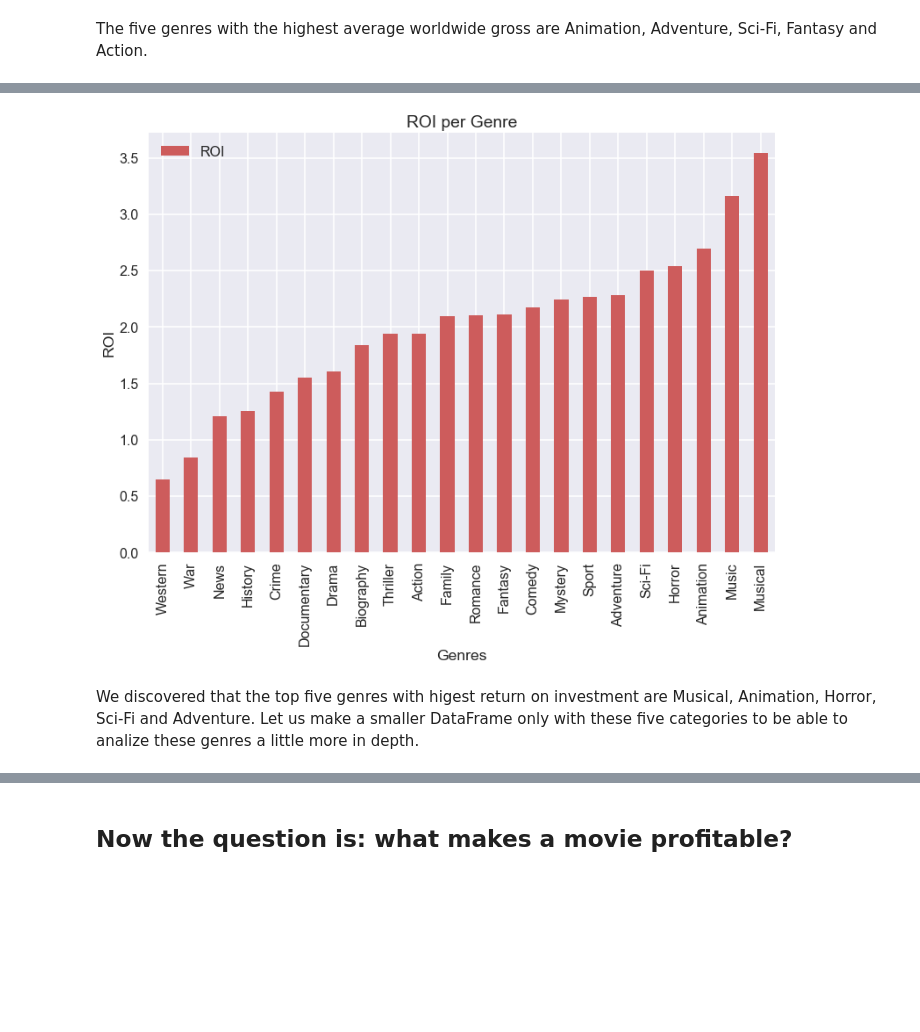
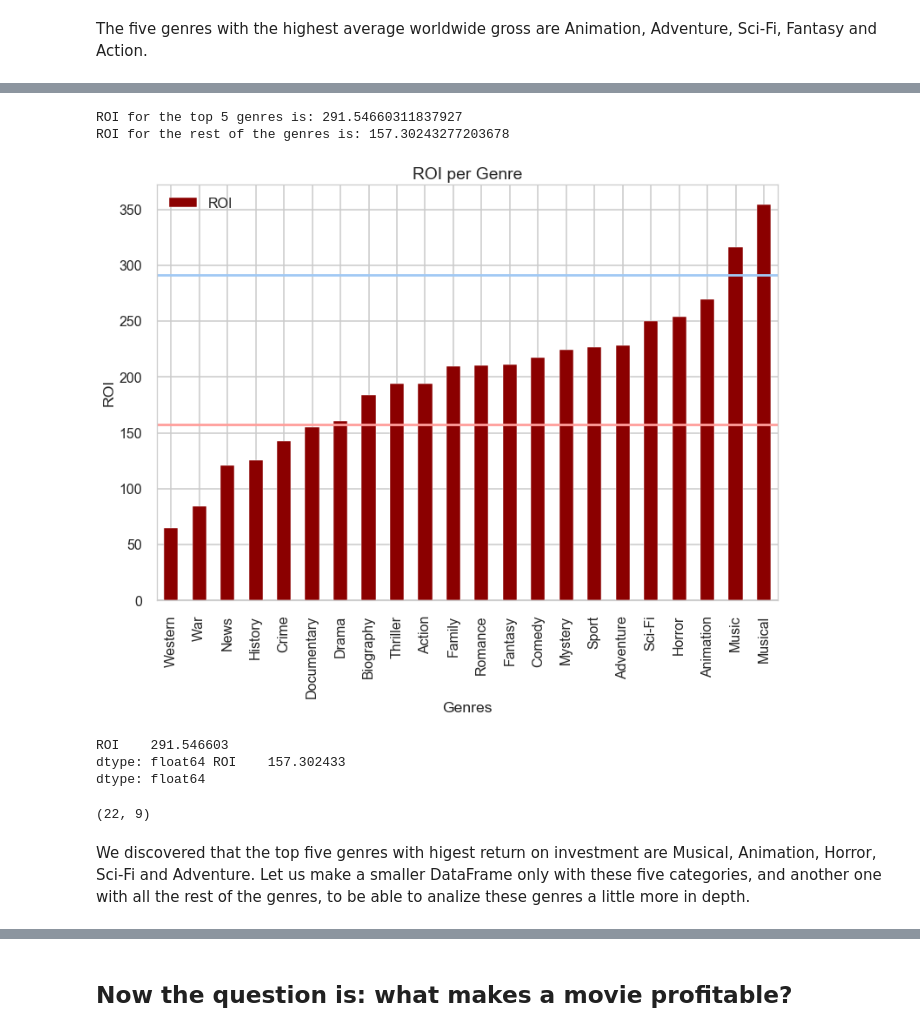
Before and after one commit to MNLKuzmin/dsc-project-genrestudy, a Jupyter notebook: A Genre Study first draft-skimmed down version.ipynb, the cells around one changed output, grey strips where cells are left out. Drawn from its saved outputs; the diff is of its cells as text; code cells hidden in the pictures; blank space fills up the shorter version.

```diff
--- a/A Genre Study first draft-skimmed down version.ipynb
+++ b/A Genre Study first draft-skimmed down version.ipynb
@@ -278,5 +306,3 @@ Since there are only 8 null values given the size of the file it is appropriate
-# %%
-main_df.dropna(inplace=True);
 # %% [markdown]
 Since I want to study the movies based on their genre let me take a look at what are the values associated with genres in this DataFrame.
 # %%
@@ -388,5 +411,5 @@ average_df.plot.bar(y='production_budget',color='#FFA500',title='Production Budg
 # %%
-plt.style.use('seaborn-notebook')
+#plt.style.use('seaborn-notebook')
 # %%
 average_df=average_df.sort_values(by=['domestic_net'])
 average_df.plot.bar(y='domestic_net',color='#11dd99', title='Domestic Net per Genre', \
@@ -406,12 +430,39 @@ It is generally calculated as net income versus investment.
 # %%
-average_df['ROI']=(average_df['worldwide_gross']-average_df['production_budget'])\
+average_df['ROI']=(average_df['worldwide_gross']-average_df['production_budget'])*100\
                     /average_df['production_budget']
-roi_df=average_df.sort_values(by='ROI')
+average_df=average_df.sort_values(by=['ROI'])
+# %%
+top5=(average_df[['ROI']].iloc[[-6,-1]]).mean()
+roi_top5=top5[0]
+rest=average_df[['ROI']].iloc[[0,17]].mean()
+roi_rest=rest[0]
+# %%
+print('ROI for the top 5 genres is:',roi_top5,"\nROI for the rest of the genres is:",roi_rest)
+# %% [output]
+ROI for the top 5 genres is: 291.54660311837927
+ROI for the rest of the genres is: 157.30243277203678
 # %%
 plt.style.use('seaborn-poster')
-roi_df.plot.bar(y='ROI',color='#CD5C5C', title="ROI per Genre", ylabel="ROI", xlabel='Genres');
+
+average_df.plot.bar(y='ROI',color='#8b0000', title='ROI per Genre', \
+                    ylabel='ROI', xlabel='Genres');
+plt.axhline(y = roi_top5, color = 'b', linestyle = '-')
+plt.axhline(y = roi_rest, color = 'r', linestyle = '-');
 # %% [output]
-[figure, old version]
+[figure, new version]
+# %%
+average_df
+roi_top5=average_df[['ROI']].iloc[[-6,-1]].mean()
+roi_rest=average_df[['ROI']].iloc[[0,17]].mean()
+print(roi_top5, roi_rest)
+# %% [output]
+ROI    291.546603
+dtype: float64 ROI    157.302433
+dtype: float64
+# %%
+average_df.shape
+# %% [output]
+(22, 9)
 # %% [markdown]
 We discovered that the top five genres with higest return on investment are Musical, Animation, Horror, Sci-Fi and Adventure.
-Let us make a smaller DataFrame only with these five categories to be able to analize these genres a little more in depth.
+Let us make a smaller DataFrame only with these five categories, and another one with all the rest of the genres, to be able to analize these genres a little more in depth.
```
Also changed, not shown: parts of 66 cells of this notebook.
